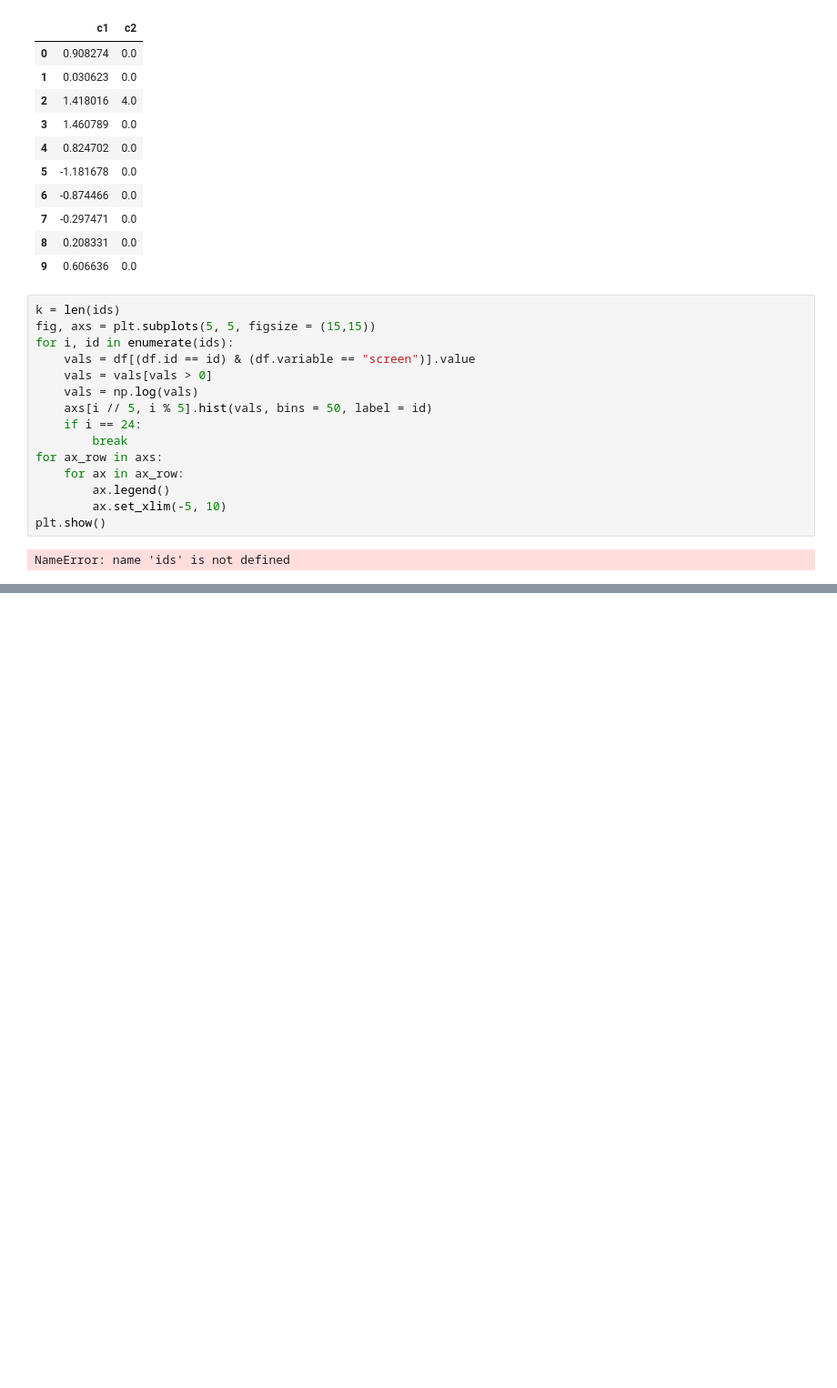
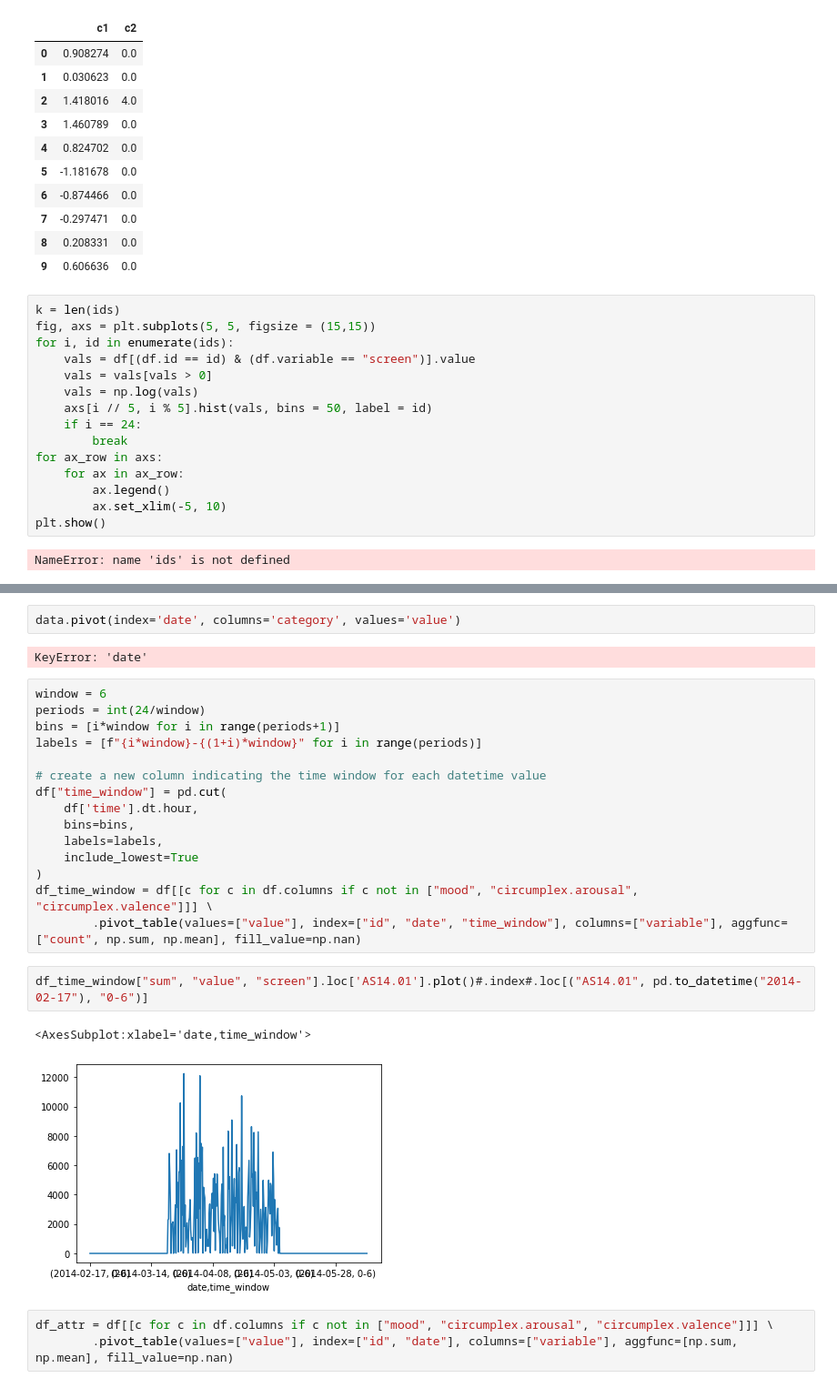
Before and after one commit to siemfenne/dataminingtechniques, a Jupyter notebook: assignment1/data_investigation.ipynb, the cells around one changed output, grey strips where cells are left out. Shown at 91% size. Saved outputs shown, nothing was run; the diff lists cells and outputs as text; blank space fills up the shorter version.

Commit message:
added part of day sum for variables related to screentime

```diff
--- a/assignment1/data_investigation.ipynb
+++ b/assignment1/data_investigation.ipynb
@@ -406,0 +423,27 @@ NameError: name 'ids' is not defined
+# %%
+data.pivot(index='date', columns='category', values='value')
+# %% [output]
+KeyError: 'date'
+# %%
+window = 6
+periods = int(24/window)
+bins = [i*window for i in range(periods+1)]
+labels = [f"{i*window}-{(1+i)*window}" for i in range(periods)]
+
+# create a new column indicating the time window for each datetime value
+df["time_window"] = pd.cut(
+    df['time'].dt.hour,
+    bins=bins,
+    labels=labels,
+    include_lowest=True
+)
+df_time_window = df[[c for c in df.columns if c not in ["mood", "circumplex.arousal", "circumplex.valence"]]] \
+        .pivot_table(values=["value"], index=["id", "date", "time_window"], columns=["variable"], aggfunc=["count", np.sum, np.mean], fill_value=np.nan)
+# %%
+df_time_window["sum", "value", "screen"].loc['AS14.01'].plot()#.index#.loc[("AS14.01", pd.to_datetime("2014-02-17"), "0-6")]
+# %% [output]
+<AxesSubplot:xlabel='date,time_window'>
+[figure, added]
+# %%
+df_attr = df[[c for c in df.columns if c not in ["mood", "circumplex.arousal", "circumplex.valence"]]] \
+        .pivot_table(values=["value"], index=["id", "date"], columns=["variable"], aggfunc=[np.sum, np.mean], fill_value=np.nan)
```
Also changed, not shown: parts of 2 cells of this notebook, 6 other files.
